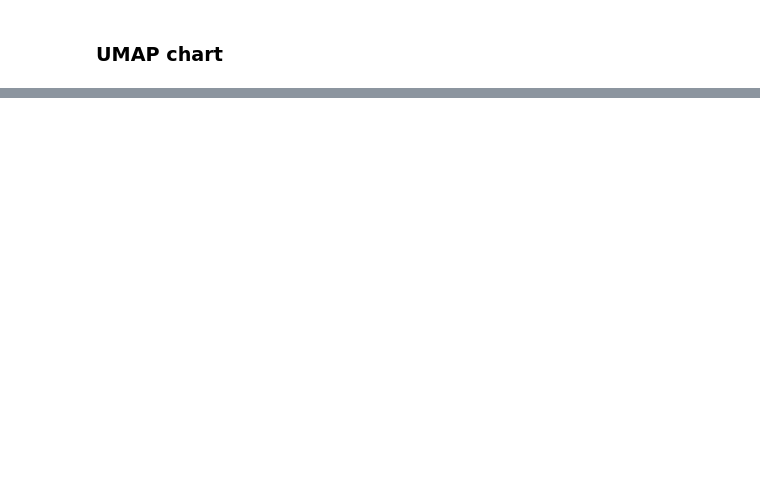
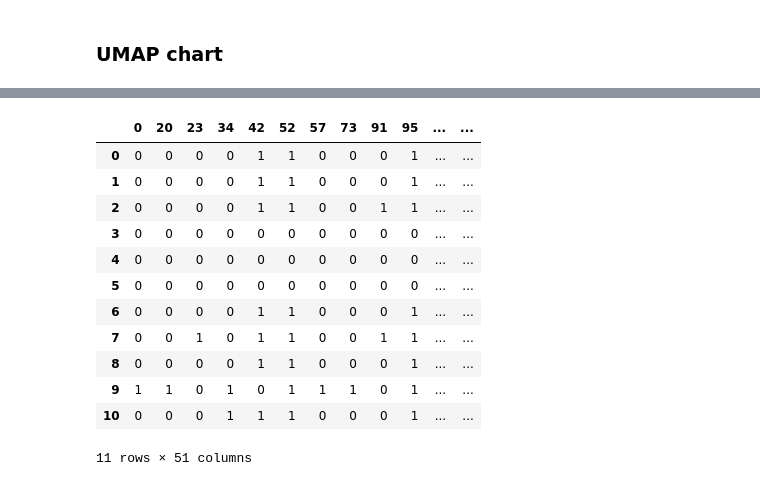
Before and after one commit to iploshchik/MetaStackVis, a Jupyter notebook: 2dv50e.ipynb, the cells around one changed output, grey strips where cells are left out. Drawn from its saved outputs; the diff is of its cells as text; code cells hidden in the pictures; blank space fills up the shorter version.

```diff
--- a/2dv50e.ipynb
+++ b/2dv50e.ipynb
@@ -49,7 +49,7 @@ for col in df_probabilities.columns:
     if df_probabilities[col].isnull().sum() > 0:
         print(f'{col} has {df_probabilities[col].isnull().sum()} missing values.')
 # %%
-# Apply robust scaler to df_source
-scaler = preprocessing.RobustScaler()
-df_source_scaled = scaler.fit_transform(df_source)
-x_train = pd.DataFrame(df_source_scaled, columns=df_source.columns)
+# Apply scaler to df_source
+scaler = preprocessing.StandardScaler()
+df_source_scaled = pd.DataFrame(scaler.fit_transform(df_source), columns=df_source.columns)
+x_train = df_source_scaled
@@ -57,7 +67,7 @@ x_train = pd.DataFrame(df_source_scaled, columns=df_source.columns)
 ### UMAP dimension reduction algorithm
 # %%
 # UMAP function
-def umap_model (df_prob = df_probabilities, df_mod = df_model, parameter_umap_n_neighbors = 20, parameter_umap_min_dist = 0.5,
+def umap_model (df_prob = df_probabilities, df_mod = df_model, parameter_umap_n_neighbors = 5, parameter_umap_min_dist = 0.5,
                 parameter_umap_metric = 'euclidean'):
 
         algos = {1:'K-Nearest Neighbor', 2:'Support Vector Machine', 3:'Gaussian Naive Bayes', 4:'Multilayer Perceptron', 5:'Logistic Regression',
@@ -88,7 +98,7 @@ def umap_model (df_prob = df_probabilities, df_mod = df_model, parameter_umap_n_
         df_umap = df_umap.astype({'UMAP_1': 'float64', 'UMAP_2': 'float64', 'performance': 'float64', 'algorithm_id': 'int64',
                                     'algorithm_name': 'str', 'model_id': 'str', 'hyperparameters': 'str'})
         # create new column "size", set to 40 for rows with "meta" in "model_id", else 20
-        df_umap['size'] = np.where(df_umap['model_id'].str.contains('meta'), 40, 20)
+        df_umap['size'] = np.where(df_umap['model_id'].str.contains('meta'), 2, 1)
         # create new column for text of points
         df_umap['text'] = df_umap['algorithm_name'] + '<br>' + 'Performance: ' + \
                 df_umap['performance'].astype(str) + '%' + '<br>' + 'Model ID: ' + df_umap['model_id'].astype(str) + \
@@ -299,7 +311,8 @@ Please note that for average metrix I did not include the logloss as using norma
 # create dataframe for df_model_meta with columns names from df_model
 df_model_meta = pd.DataFrame(columns=df_model.columns)
 
-# create dataframe for top_models probabilities
+# create dataframes for meta models probabilities and predicted values
+df_pred_meta = pd.DataFrame()
 df_prob_meta = pd.DataFrame()
 
 for x in range(0, len(final_estimators)):
@@ -316,7 +329,8 @@ for x in range(0, len(final_estimators)):
         y_pred_prob_df['predicted'] = y_pred
         # create new column, set value to prob_0 if target is 0 and prob_1 if target is 1
         y_pred_prob_df['pred_prob'] = np.where(y_pred_prob_df['target'] == 0, y_pred_prob_df['prob_0'], y_pred_prob_df['prob_1'])
-        # remove prob_0 and prob_1 columns, target and rpected columns
+        # save
+        # remove prob_0 and prob_1 columns, target and predicted columns
         y_pred_prob_df = y_pred_prob_df.drop(['prob_0', 'prob_1', 'target', 'predicted'], axis=1)
         # transpose the data frame and convert values to %
         y_pred_prob_df = y_pred_prob_df.T
@@ -325,6 +339,15 @@ for x in range(0, len(final_estimators)):
         y_pred_prob_df.index = [x]
         # add row to df_prob_meta using pd.concat
         df_prob_meta = pd.concat([df_prob_meta, y_pred_prob_df], axis=0)
+
+        # prediction dataframe
+        # transpose the data frame
+        y_pred_df = pd.DataFrame(y_pred, columns=['Pred_class'])
+        y_pred_df = y_pred_df.T
+        # set index to x
+        y_pred_df.index = [x]
+        # add row to df_prob_meta using pd.concat
+        df_pred_meta = pd.concat([df_pred_meta, y_pred_df], axis=0)
 
         # performance metrics dataframe
         accuracy = round(accuracy_score(y_train, y_pred)*100, 2)
@@ -475,0 +448,19 @@ NameError: name 'my_df' is not defined
+# %%
+# find columns in df_pred_meta with the not the same values in the whole column
+df_pred_meta_red = df_pred_meta.copy()
+df_pred_meta_red = df_pred_meta_red.loc[:, df_pred_meta_red.apply(pd.Series.nunique, axis=0) != 1]
+df_pred_meta_red
+# %% [output]
+|  | 0 | 20 | 23 | 34 | 42 | 52 | 57 | 73 | 91 | 95 | ... | ... |
+| 0 | 0 | 0 | 0 | 0 | 1 | 1 | 0 | 0 | 0 | 1 | ... | ... |
+| 1 | 0 | 0 | 0 | 0 | 1 | 1 | 0 | 0 | 0 | 1 | ... | ... |
+| 2 | 0 | 0 | 0 | 0 | 1 | 1 | 0 | 0 | 1 | 1 | ... | ... |
+| 3 | 0 | 0 | 0 | 0 | 0 | 0 | 0 | 0 | 0 | 0 | ... | ... |
+| 4 | 0 | 0 | 0 | 0 | 0 | 0 | 0 | 0 | 0 | 0 | ... | ... |
+| 5 | 0 | 0 | 0 | 0 | 0 | 0 | 0 | 0 | 0 | 0 | ... | ... |
+| 6 | 0 | 0 | 0 | 0 | 1 | 1 | 0 | 0 | 0 | 1 | ... | ... |
+| 7 | 0 | 0 | 1 | 0 | 1 | 1 | 0 | 0 | 1 | 1 | ... | ... |
+| 8 | 0 | 0 | 0 | 0 | 1 | 1 | 0 | 0 | 0 | 1 | ... | ... |
+| 9 | 1 | 1 | 0 | 1 | 0 | 1 | 1 | 1 | 0 | 1 | ... | ... |
+| 10 | 0 | 0 | 0 | 1 | 1 | 1 | 0 | 0 | 0 | 1 | ... | ... |
+11 rows × 51 columns
```
Also changed, not shown: parts of 14 cells of this notebook, 1 other file.
